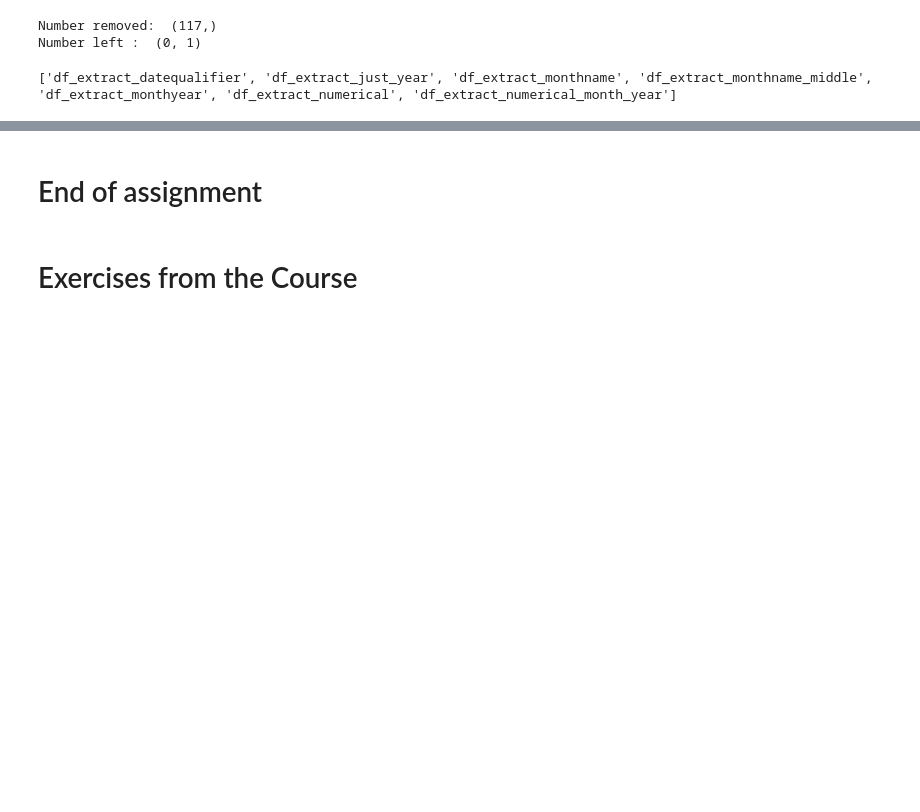
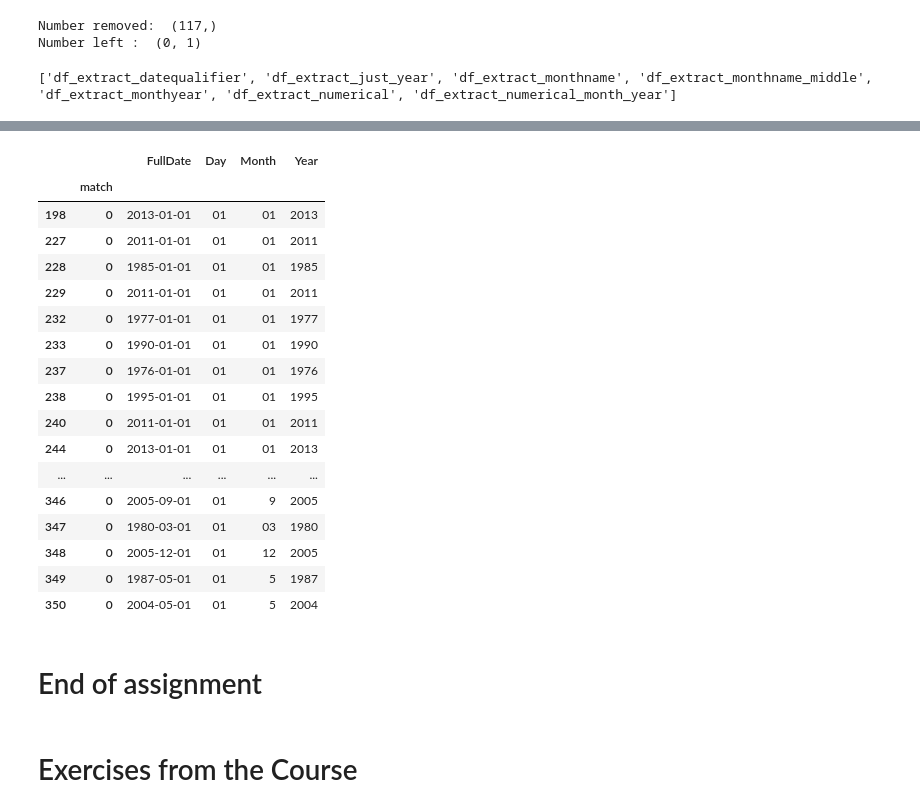
Before and after one commit to sjtalkar/StartHereTemplates, a Jupyter notebook: RegularExpressions.ipynb, the cells around one changed output, grey strips where cells are left out. Saved outputs shown, nothing was run; the diff lists cells and outputs as text; code cells hidden in the pictures; blank space fills up the shorter version.

Commit message:
Combined the various dataframes to get a dataframe of original length

```diff
--- a/RegularExpressions.ipynb
+++ b/RegularExpressions.ipynb
@@ -90,7 +84,7 @@ df.iloc[0]
 '03/25/93 Total time of visit (in minutes):\n'
 # %%
 pd.set_option('max_colwidth', 200)
-pd.set_option('max_rows', 500)
+pd.set_option('max_rows', 700)
 # %%
 df.shape
 df.iloc[0:7]
@@ -444,9 +435,29 @@ listDF = %who_ls DataFrame
 names = [dfName for dfName in listDF if "extract" in dfName]
 print(names)
 
-for name in names:
-     adjustDayMonthYear(df_extract_dict[name])
-     createFullDate(df_extract_dict[name])
-     #getDFdetails(df_extract_dict[name])
+# for name in names:
+#      return_df = adjustDayMonthYear(df_extract_dict[name])
+#      return_df = createFullDate(return_df)
+#      df_extract_dict[name] = return_df
+#      df_extract_dict[name].reset_index(inplace=True)
+#      df_extract_dict[name].rename(columns={'level_0':'OriginalIndex'}, inplace=True)
+
+# for name in names:
+#     adjustDayMonthYear(df_extract_dict[name])
+#     createFullDate(df_extract_dict[name])
+
+df_extract_just_year = adjustDayMonthYear(df_extract_just_year)
+df_extract_monthname= adjustDayMonthYear(df_extract_monthname)
+df_extract_monthname_middle = adjustDayMonthYear(df_extract_monthname_middle)
+df_extract_monthyear = adjustDayMonthYear(df_extract_monthyear)
+df_extract_numerical= adjustDayMonthYear(df_extract_numerical)
+df_extract_numerical_month_year = adjustDayMonthYear(df_extract_numerical_month_year)
+
+df_extract_just_year = createFullDate(df_extract_just_year)
+df_extract_monthname = createFullDate(df_extract_monthname)
+df_extract_monthname_middle = createFullDate(df_extract_monthname_middle)
+df_extract_monthyear = createFullDate(df_extract_monthyear)
+df_extract_numerical = createFullDate(df_extract_numerical)
+df_extract_numerical_month_year = createFullDate(df_extract_numerical_month_year)
 # %% [output]
 ['df_extract_datequalifier', 'df_extract_just_year', 'df_extract_monthname', 'df_extract_monthname_middle', 'df_extract_monthyear', 'df_extract_numerical', 'df_extract_numerical_month_year']
@@ -475,3 +464,26 @@ pd.to_datetime('2020-March-31')
+# %%
+new_df = pd.concat([df_extract_just_year, df_extract_monthname, df_extract_monthname_middle, df_extract_monthyear, df_extract_numerical, df_extract_numerical_month_year])
+# %%
+new_df
+# %% [output]
+|  |  | FullDate | Day | Month | Year |
+|  | match |  |  |  |  |
+| 198 | 0 | 2013-01-01 | 01 | 01 | 2013 |
+| 227 | 0 | 2011-01-01 | 01 | 01 | 2011 |
+| 228 | 0 | 1985-01-01 | 01 | 01 | 1985 |
+| 229 | 0 | 2011-01-01 | 01 | 01 | 2011 |
+| 232 | 0 | 1977-01-01 | 01 | 01 | 1977 |
+| 233 | 0 | 1990-01-01 | 01 | 01 | 1990 |
+| 237 | 0 | 1976-01-01 | 01 | 01 | 1976 |
+| 238 | 0 | 1995-01-01 | 01 | 01 | 1995 |
+| 240 | 0 | 2011-01-01 | 01 | 01 | 2011 |
+| 244 | 0 | 2013-01-01 | 01 | 01 | 2013 |
+| ... | ... | ... | ... | ... | ... |
+| 346 | 0 | 2005-09-01 | 01 | 9 | 2005 |
+| 347 | 0 | 1980-03-01 | 01 | 03 | 1980 |
+| 348 | 0 | 2005-12-01 | 01 | 12 | 2005 |
+| 349 | 0 | 1987-05-01 | 01 | 5 | 1987 |
+| 350 | 0 | 2004-05-01 | 01 | 5 | 2004 |
 # %%
 def date_sorter():
 
```
Also changed, not shown: parts of 6 cells of this notebook.
